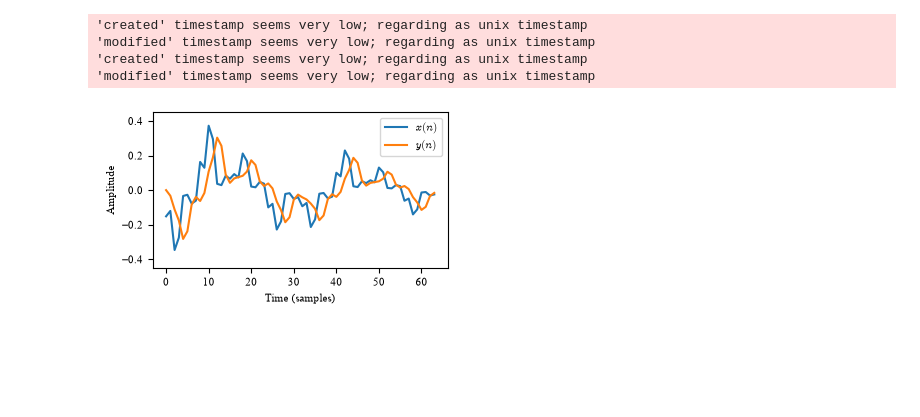
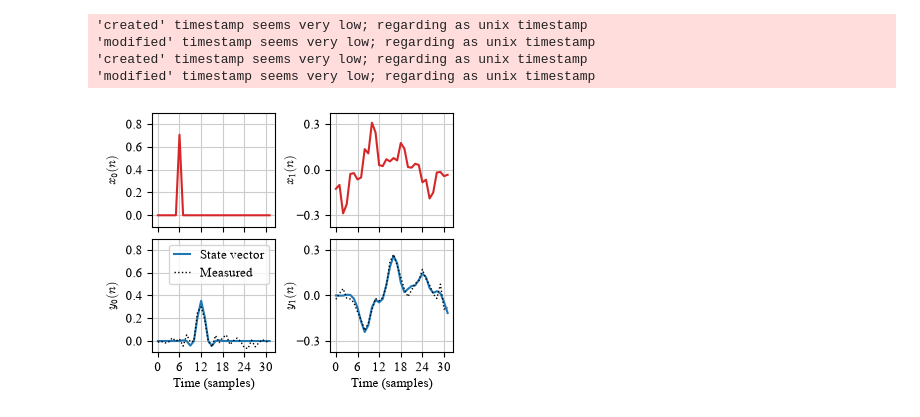
Before and after one commit to ollpu/quantum-fir, a Jupyter notebook: filter.ipynb, the cells around one changed output. Cells and saved outputs as stored; diff of their text form; code cells hidden in the pictures; blank space fills up the shorter version.

```diff
--- a/filter.ipynb
+++ b/filter.ipynb
@@ -60,10 +83,12 @@ def fir_circ_real(circ: QuantumCircuit, b_reg, q_reg, theta, proj_delay: int):
 # %%
 # Buffer register (add more qubits to support higher-order filter)
-b_reg = QuantumRegister(3, "buf")
+b_reg = QuantumRegister(4, "buf")
 # Data register (more qubits for longer signal)
-q_reg = QuantumRegister(6, "q")
+q_reg = QuantumRegister(5, "q")
+# Instance register (two separate signal & filter instances)
+inst_reg = QuantumRegister(1, "inst")
 
-fir_circ = QuantumCircuit(b_reg, q_reg)
+fir_circ = QuantumCircuit(b_reg, q_reg, inst_reg)
 
 fir_circ_real(fir_circ, b_reg, q_reg, theta, 2**len(q_reg))
 
@@ -101,7 +133,7 @@ plt.show()
 # %%
-# Filter the signal
+# Filter the signal(s)
 
-full_circ = QuantumCircuit(b_reg, q_reg)
+full_circ = QuantumCircuit(b_reg, q_reg, inst_reg)
 
 full_circ.compose(prepare, inplace=True)
 
@@ -116,9 +148,9 @@ for i in range(2**len(q_reg)):
 # Too large to draw
 # full_circ.draw("mpl", scale=0.6)
 # %%
-
-# TODO: Use Aer simulator which should be more efficient
-st = Statevector.from_circuit(full_circ)
+# Read output signals from the state vector
+st = aer_get_statevector(full_circ)
 
 stride = 2**len(b_reg)
-signal_y = st.data[stride-1::stride]
+data = st.data[stride-1::stride]
+signal_y = np.real(np.reshape(data, (2**len(inst_reg), -1)))
@@ -125,18 +203,58 @@ signal_y = st.data[stride-1::stride]
 # %%
-plt.figure(figsize=(3.5, 2), layout="constrained")
+fig, axs = plt.subplots(2, 2, figsize=(3.5, 2.8),
+    layout="constrained", sharex=True)
 
-plt.plot(np.real(signal_x), label="$x(n)$")
-plt.plot(np.real(signal_y), label="$y(n)$")
+fig.get_layout_engine().set(w_pad=1/72, h_pad=1/72, wspace=0.05, hspace=0.05)
 
-plt.ylim(-0.45, 0.45)
-plt.xlabel("Time (samples)")
-plt.ylabel("Amplitude")
-plt.legend()
-plt.savefig("figures/fig3.pdf")
+i0_ylim = (-0.1, 0.9)
+i1_ylim = (-0.375, 0.375)
+i0_yticks = np.linspace(0.0, 0.8, 5)
+i1_yticks = np.linspace(-0.3, 0.3, 3)
+xticks = [0, 6, 12, 18, 24, 30]
+
+for ax in axs.flat:
+    ax.set_xticks(xticks)
+    ax.grid(color='0.8')
+
+plt.sca(axs[0, 0])
+plt.plot(signal_x[0], color="tab:red")
+plt.ylim(i0_ylim)
+plt.yticks(i0_yticks)
+plt.ylabel("$x_0(n)$")
+# plt.legend()
+# plt.title("(a)", y=-0.24)
+
+plt.sca(axs[0, 1])
+plt.plot(signal_x[1], color="tab:red")
+plt.ylim(i1_ylim)
+plt.yticks(i1_yticks)
+plt.ylabel("$x_1(n)$", labelpad=-1)
+# plt.title("(b)", y=-0.24)
+
+plt.sca(axs[1, 0])
+plt.plot(signal_y[0], label="State vector")
+plt.plot(signal_y_meas[0], linestyle='dotted', color='black', linewidth=1, label="Measured")
+plt.ylim(i0_ylim)
+plt.yticks(i0_yticks)
+plt.xlabel("Time (samples)", labelpad=3)
+plt.ylabel("$y_0(n)$")
+plt.legend(handlelength=1.3)
+# plt.title("(c)", y=-0.54)
+
+plt.sca(axs[1, 1])
+plt.plot(signal_y[1])
+plt.plot(signal_y_meas[1], linestyle='dotted', color='black', linewidth=1)
+plt.ylim(i1_ylim)
+plt.yticks(i1_yticks)
+plt.xlabel("Time (samples)", labelpad=3)
+plt.ylabel("$y_1(n)$", labelpad=-1)
+# plt.title("(d)", y=-0.54)
+
+plt.savefig("figures/fig3_v2.pdf")
 plt.show()
 # %% [output]
 'created' timestamp seems very low; regarding as unix timestamp
 'modified' timestamp seems very low; regarding as unix timestamp
 'created' timestamp seems very low; regarding as unix timestamp
 'modified' timestamp seems very low; regarding as unix timestamp
-[figure, old version]
+[figure, new version]
```
Also changed, not shown: parts of 7 cells of this notebook, 4 other files.
